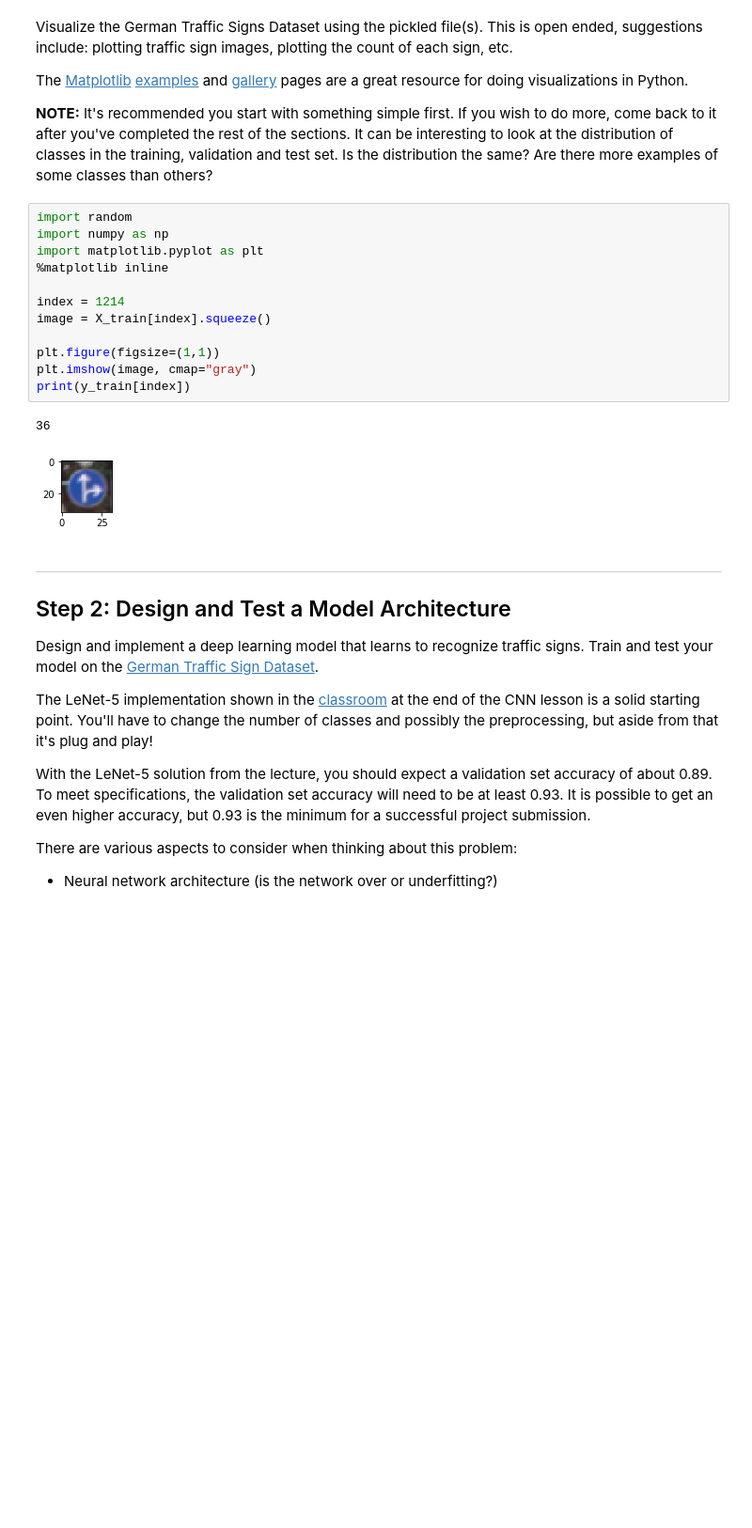
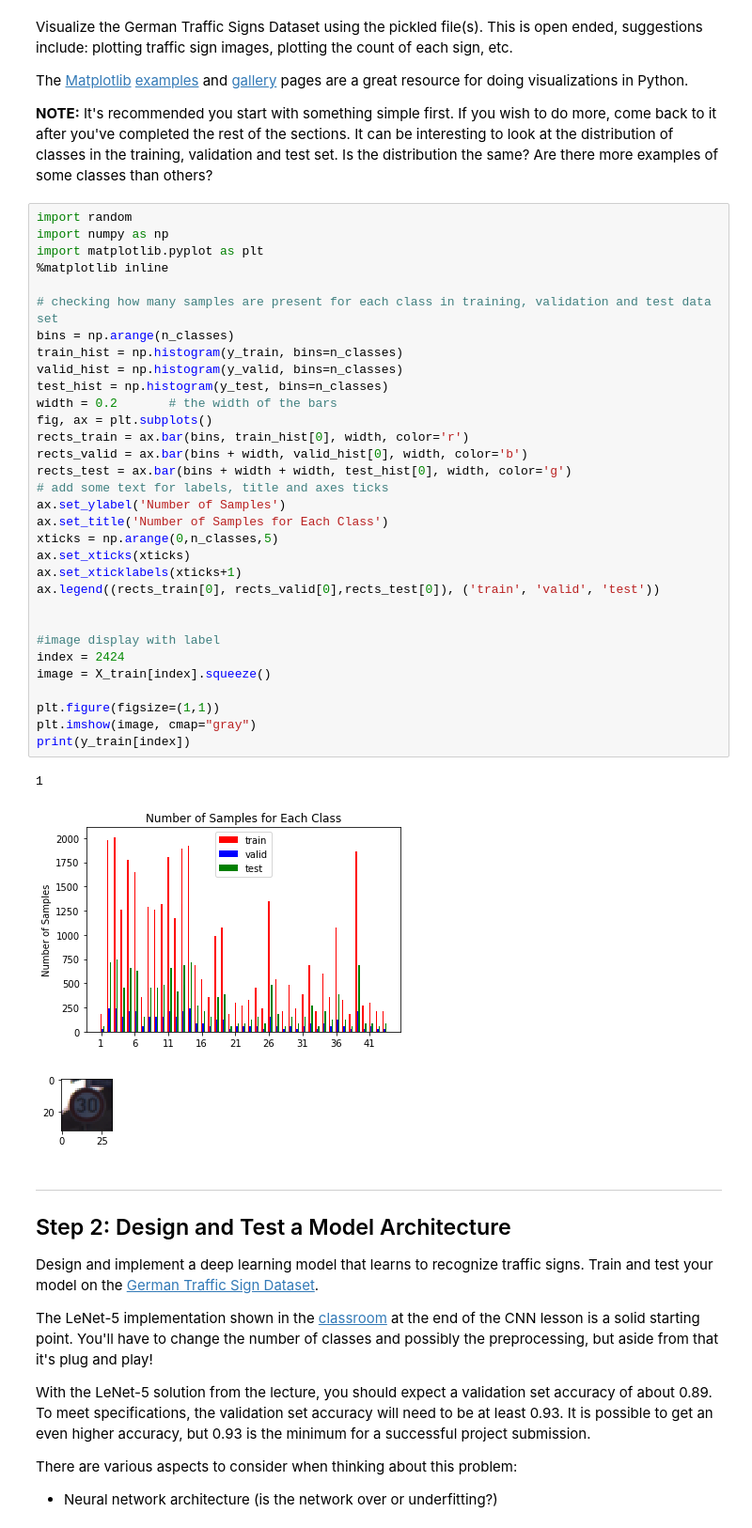
Before and after one commit to hassmuha/CarND-Traffic-Sign-Classifier-Project-Submit, a Jupyter notebook: Traffic_Sign_Classifier.ipynb, the cells around one changed output. Shown: that part at 94% size. Saved outputs shown, nothing was run; the diff lists cells and outputs as text; blank space fills up the shorter version.

```diff
--- a/Traffic_Sign_Classifier.ipynb
+++ b/Traffic_Sign_Classifier.ipynb
@@ -91,21 +93,42 @@ Visualize the German Traffic Signs Dataset using the pickled file(s). This is op
 The [Matplotlib](http://matplotlib.org/) [examples](http://matplotlib.org/examples/index.html) and [gallery](http://matplotlib.org/gallery.html) pages are a great resource for doing visualizations in Python.
 
 **NOTE:** It's recommended you start with something simple first. If you wish to do more, come back to it after you've completed the rest of the sections. It can be interesting to look at the distribution of classes in the training, validation and test set. Is the distribution the same? Are there more examples of some classes than others?
-# %%
-import random
-import numpy as np
-import matplotlib.pyplot as plt
-%matplotlib inline
-
-index = 1214
-image = X_train[index].squeeze()
-
-plt.figure(figsize=(1,1))
-plt.imshow(image, cmap="gray")
-print(y_train[index])
-# %% [output]
-36
-[figure, removed]
+# %%
+import random
+import numpy as np
+import matplotlib.pyplot as plt
+%matplotlib inline
+
+# checking how many samples are present for each class in training, validation and test data set
+bins = np.arange(n_classes)
+train_hist = np.histogram(y_train, bins=n_classes)
+valid_hist = np.histogram(y_valid, bins=n_classes)
+test_hist = np.histogram(y_test, bins=n_classes)
+width = 0.2       # the width of the bars
+fig, ax = plt.subplots()
+rects_train = ax.bar(bins, train_hist[0], width, color='r')
+rects_valid = ax.bar(bins + width, valid_hist[0], width, color='b')
+rects_test = ax.bar(bins + width + width, test_hist[0], width, color='g')
+# add some text for labels, title and axes ticks
+ax.set_ylabel('Number of Samples')
+ax.set_title('Number of Samples for Each Class')
+xticks = np.arange(0,n_classes,5)
+ax.set_xticks(xticks)
+ax.set_xticklabels(xticks+1)
+ax.legend((rects_train[0], rects_valid[0],rects_test[0]), ('train', 'valid', 'test'))
+
+
+#image display with label
+index = 2424
+image = X_train[index].squeeze()
+
+plt.figure(figsize=(1,1))
+plt.imshow(image, cmap="gray")
+print(y_train[index])
+# %% [output]
+1
+[figure, added]
+[figure, added]
 # %% [markdown]
 ----
 
```
Also changed, not shown: parts of 5 cells of this notebook.
